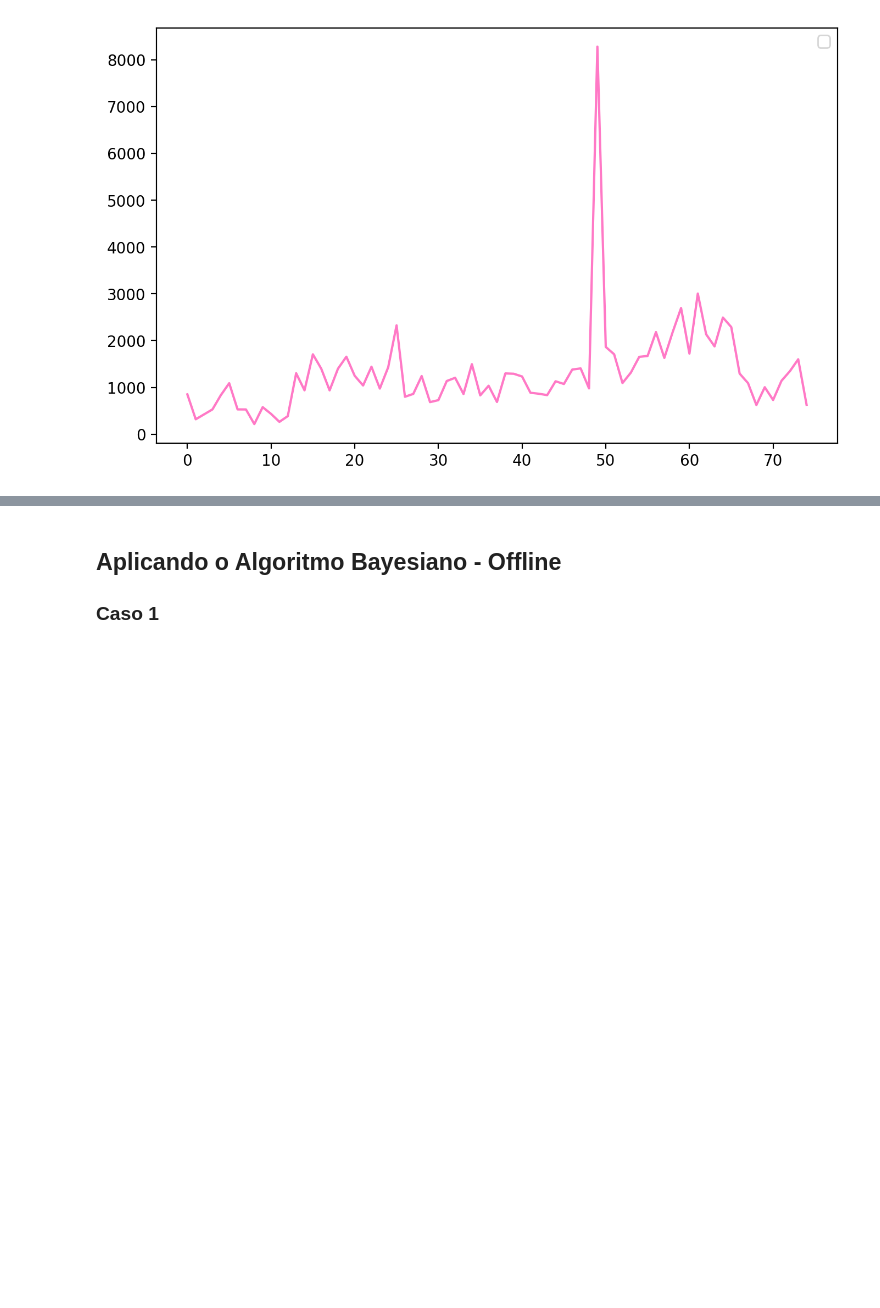
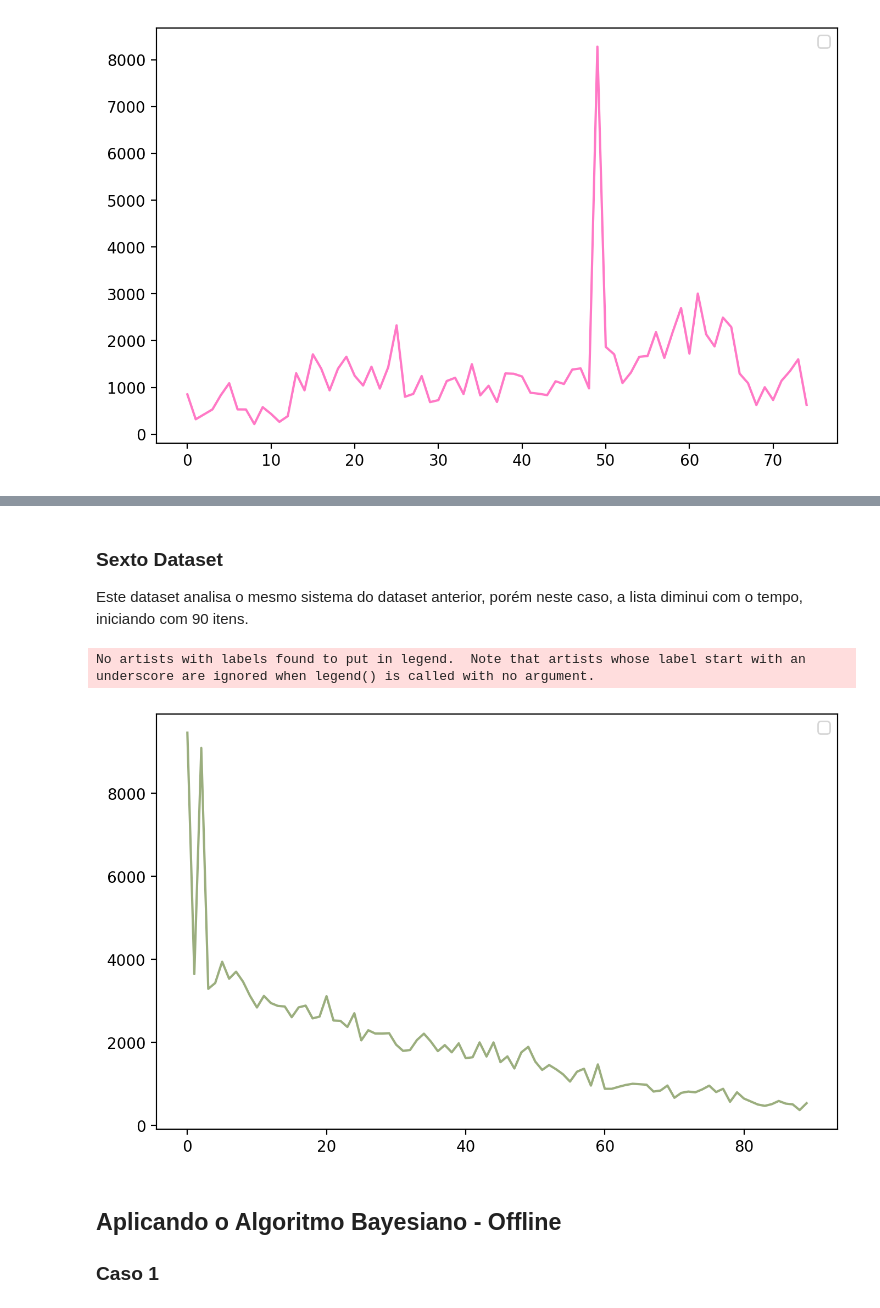
Before and after one commit to Butewbr/BayesianMAB, a Jupyter notebook: trab/Trabalho.ipynb, the cells around one changed output, grey strips where cells are left out. Cells and saved outputs as stored; diff of their text form; code cells hidden in the pictures; blank space fills up the shorter version.

Commit message:
novos casos

```diff
--- a/trab/Trabalho.ipynb
+++ b/trab/Trabalho.ipynb
@@ -198,3 +218,20 @@ No artists with labels found to put in legend.  Note that artists whose label st
+# %% [markdown]
+### Sexto Dataset
+Este dataset analisa o mesmo sistema do dataset anterior, porém neste caso, a lista diminui com o tempo, iniciando com 90 itens.
+# %%
+df_case6 = pd.read_csv('./data/agents6.csv')
+
+current_action_time_df_case6 = df_case6[df_case6['Series'] == 'Current Action Time'].iloc[:, 2].values
+
+plt.figure(figsize=(8, 5), dpi=200)
+plt.plot(current_action_time_df_case6, color="#9bae7e")
+
+plt.legend()
+
+plt.show()
+# %% [output]
+No artists with labels found to put in legend.  Note that artists whose label start with an underscore are ignored when legend() is called with no argument.
+[figure, added]
 # %% [markdown]
 ## Aplicando o Algoritmo Bayesiano - Offline
 ### Caso 1
```
Also changed, not shown: parts of 11 cells of this notebook, 9 other files.
